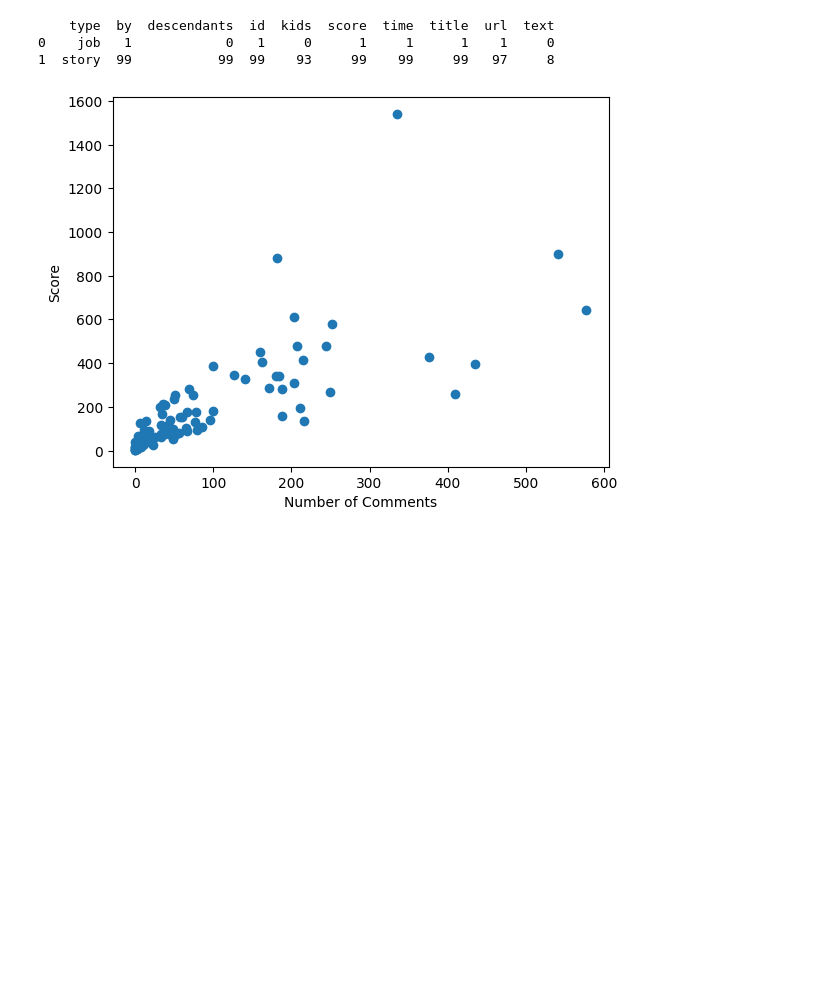
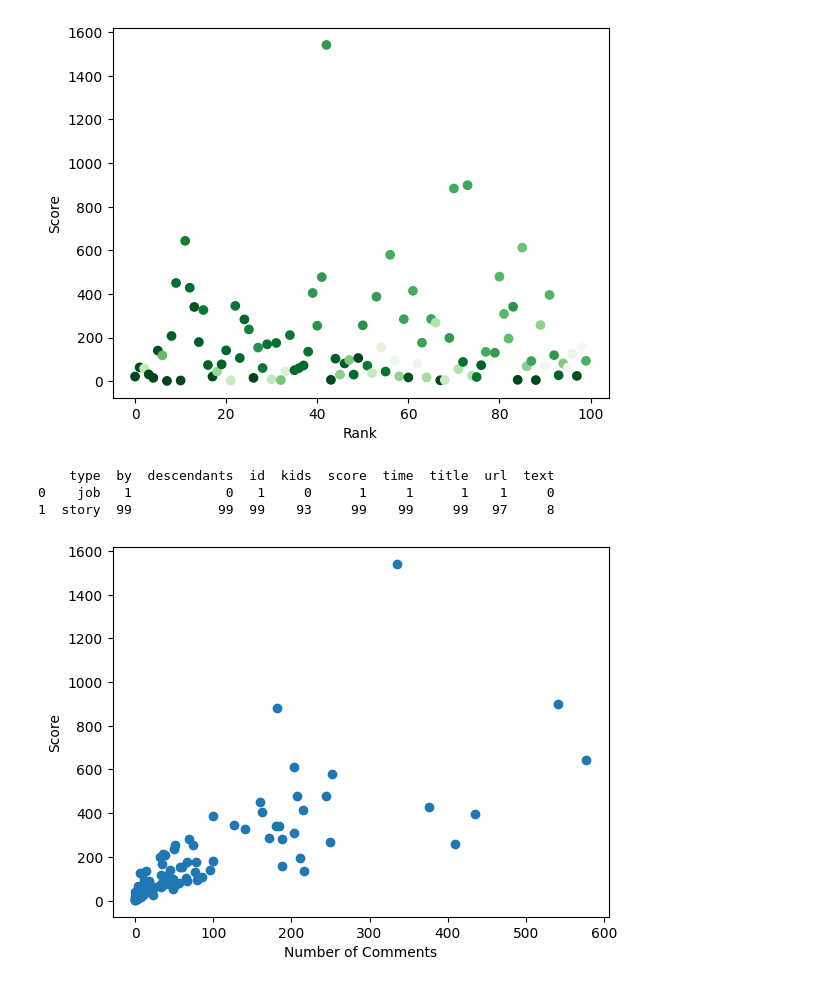
Before and after one commit to kailebo/hacker_news_pop, a Jupyter notebook: analysis_notebooks/01_eda.ipynb, the cells around one changed output. Drawn from its saved outputs; the diff is of its cells as text; code cells hidden in the pictures; blank space fills up the shorter version.

```diff
--- a/analysis_notebooks/01_eda.ipynb
+++ b/analysis_notebooks/01_eda.ipynb
@@ -76,3 +94,12 @@ print(df[df.kids.isnull()])
+# %%
+#Slice df to just time, rank and score
+plt.scatter(x=df.index,y=df.score,c=df.time, cmap='Greens')
+plt.xlabel('Rank')
+plt.ylabel('Score')
+plt.show()
+plt.close()
+# %% [output]
+[figure, added]
 # %%
 #Most common post type
 count_by_type = df.groupby('type').count().reset_index()
```
Also changed, not shown: parts of 11 cells of this notebook.
